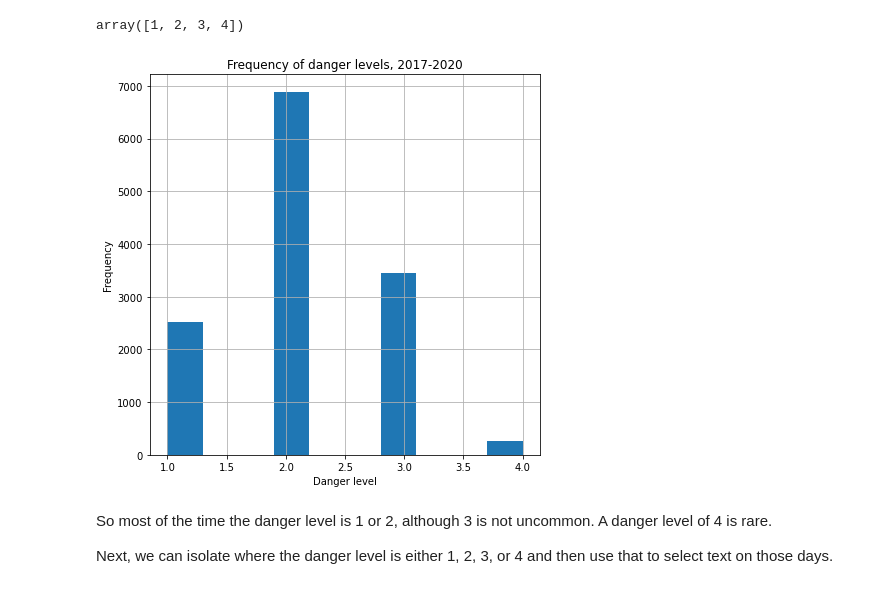
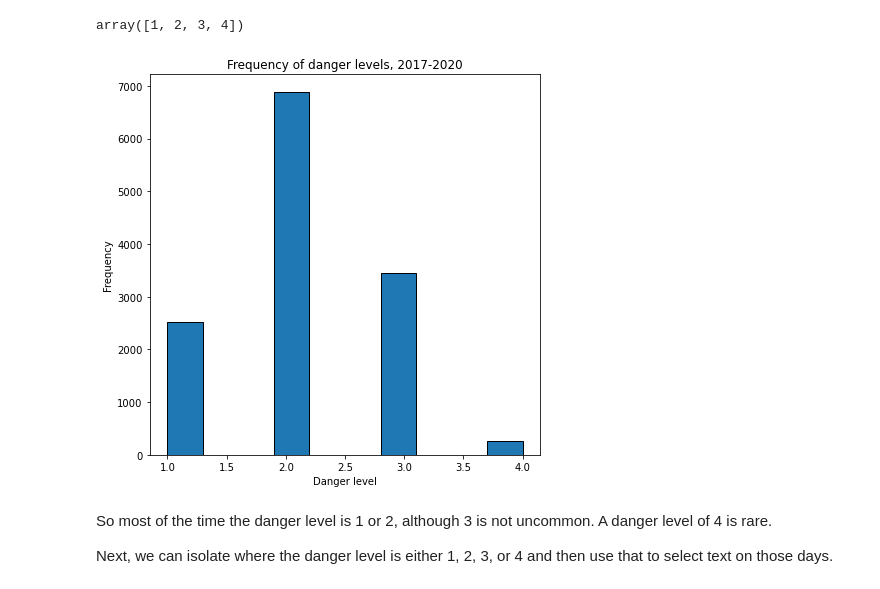
Before and after one commit to NVE/avalanche_ml, a Jupyter notebook: text_data.ipynb, the cells around one changed output. Drawn from its saved outputs; the diff is of its cells as text; code cells hidden in the pictures.

```diff
--- a/text_data.ipynb
+++ b/text_data.ipynb
@@ -81,4 +39,13 @@ text_data.main_text = text_data.main_text.reorder_levels([1, 0])
 # %%
+# flatten and encode columns
+text_data = preprocess(text_data)
+
+# reorder indices so that regions are first
+text_data.data = text_data.data.reorder_levels([1, 0])
+text_data.label = text_data.label.reorder_levels([1, 0])
+text_data.danger_text = text_data.danger_text.reorder_levels([1, 0])
+
+# extract different keys from dictionary
 data = text_data.data
 labels = text_data.label
-main_text = text_data.main_text
+text = text_data.danger_text
@@ -176,14 +75,15 @@ np.unique(labels['CLASS_danger_level'])
 array([1, 2, 3, 4])
 # %%
 fig, ax = plt.subplots(figsize=(7, 7))
-labels['CLASS_danger_level'].hist(ax=ax)
+
+ax.hist(labels['CLASS_danger_level'].values, edgecolor='k')
 
 ax.set_xlabel('Danger level')
 ax.set_ylabel('Frequency')
 ax.set_title('Frequency of danger levels, 2017-2020')
 plt.show()
 # %% [output]
-[figure, old version]
+[figure, new version]
 # %% [markdown]
 So most of the time the danger level is 1 or 2, although 3 is not uncommon. A danger level of 4 is rare.
 
```
Also changed, not shown: parts of 46 cells of this notebook, 2 other files.
